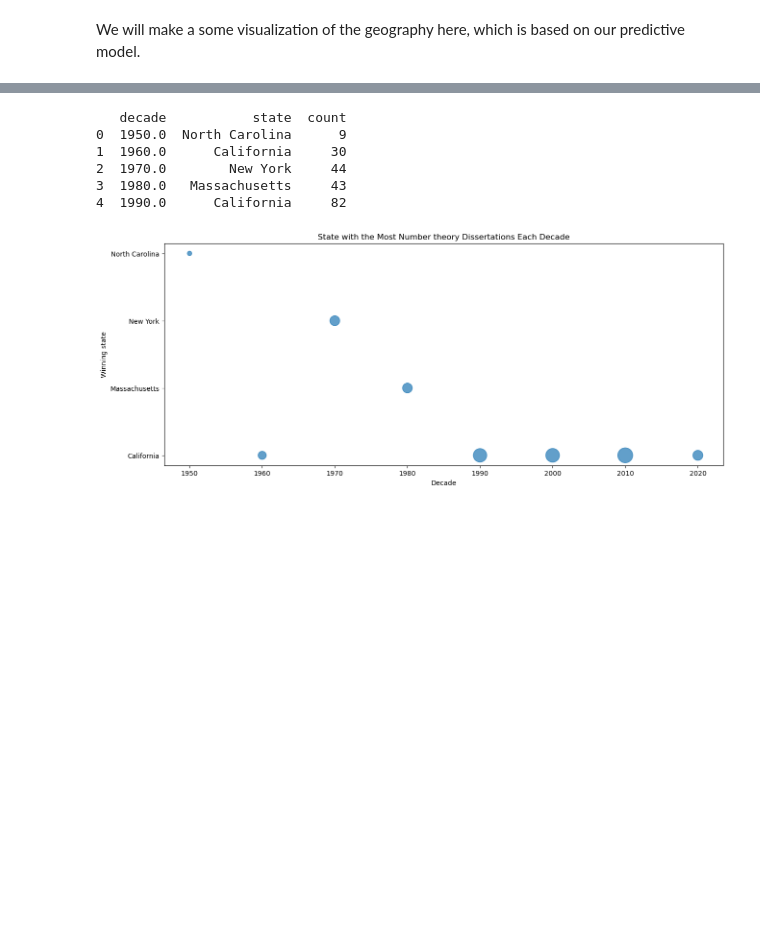
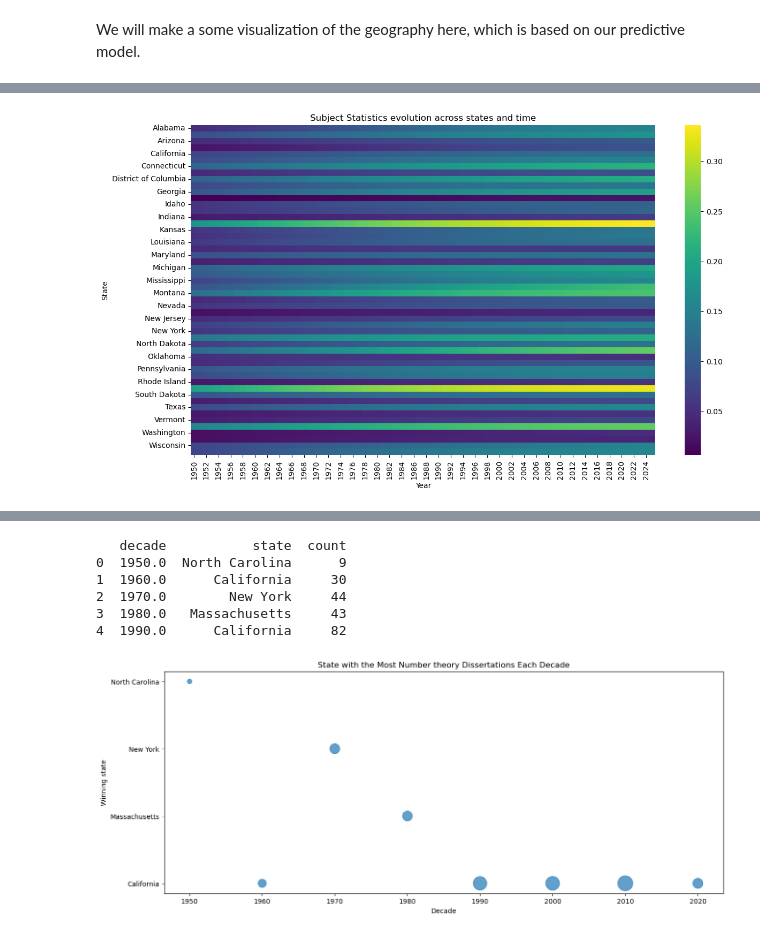
Before and after one commit to Erdos-Projects/summer26-math-genealogy, a Jupyter notebook: notebooks/Geography-Jonathan/Data-States.ipynb, the cells around one changed output, grey strips where cells are left out. Drawn from its saved outputs; the diff is of its cells as text; code cells hidden in the pictures; blank space fills up the shorter version.

```diff
--- a/notebooks/Geography-Jonathan/Data-States.ipynb
+++ b/notebooks/Geography-Jonathan/Data-States.ipynb
@@ -598,16 +804,18 @@ plt.show()
 # %%
 
 #heat map with states listed alphabetically
-# pivot = result.pivot_table(
-#     index="state",
-#     columns="year",
-#     values=subject
-# )
+pivot = result.pivot_table(
+    index="state",
+    columns="year",
+    values=subject
+)
 
-# plt.figure(figsize=(14,8))
-# sns.heatmap(pivot, cmap="viridis")
-# plt.title(f"Subject {subject_name} evolution across states and time")
-# plt.xlabel("Year")
-# plt.ylabel("State")
-# plt.show()
+plt.figure(figsize=(14,8))
+sns.heatmap(pivot, cmap="viridis")
+plt.title(f"Subject {subject_name} evolution across states and time")
+plt.xlabel("Year")
+plt.ylabel("State")
+plt.show()
+# %% [output]
+[figure, added]
 # %%
```
Also changed, not shown: parts of 20 cells of this notebook.
